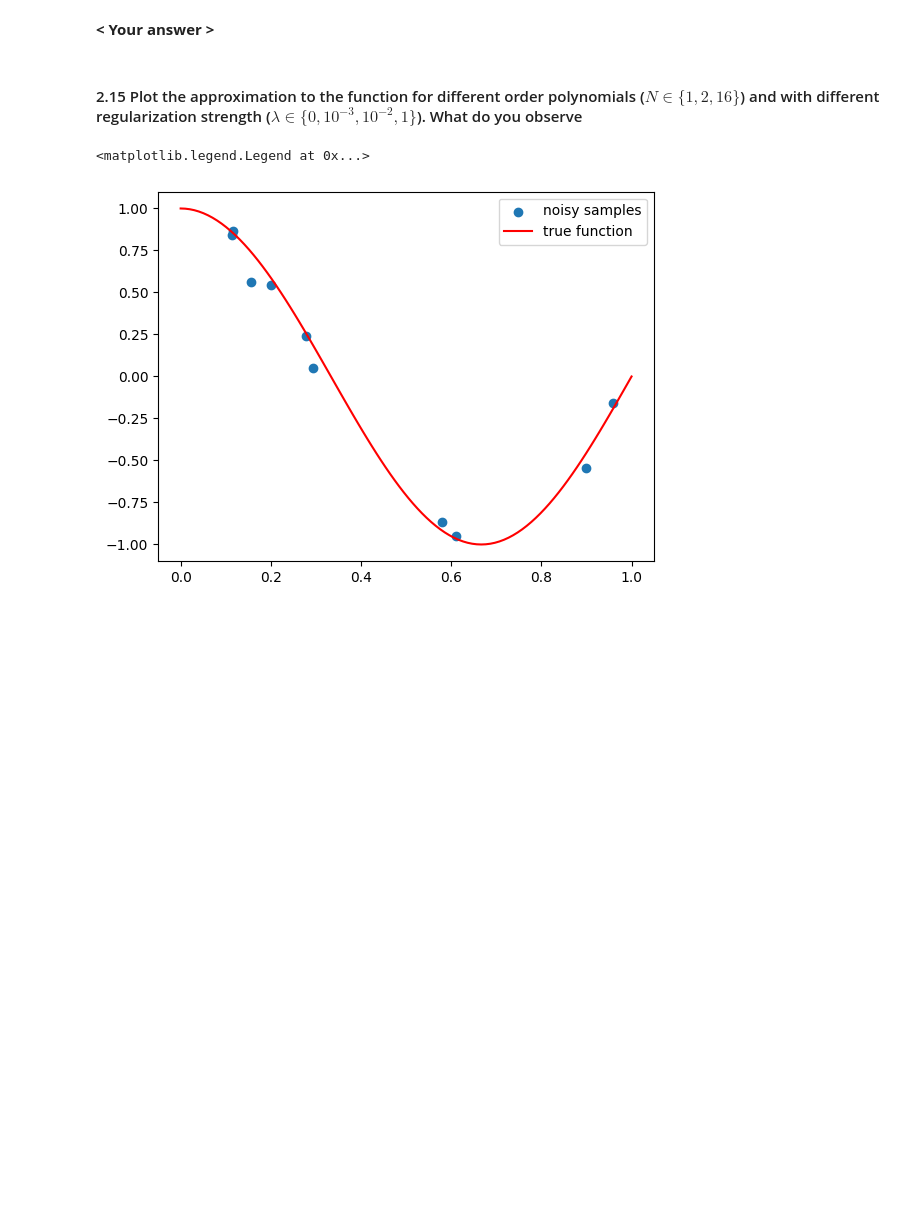
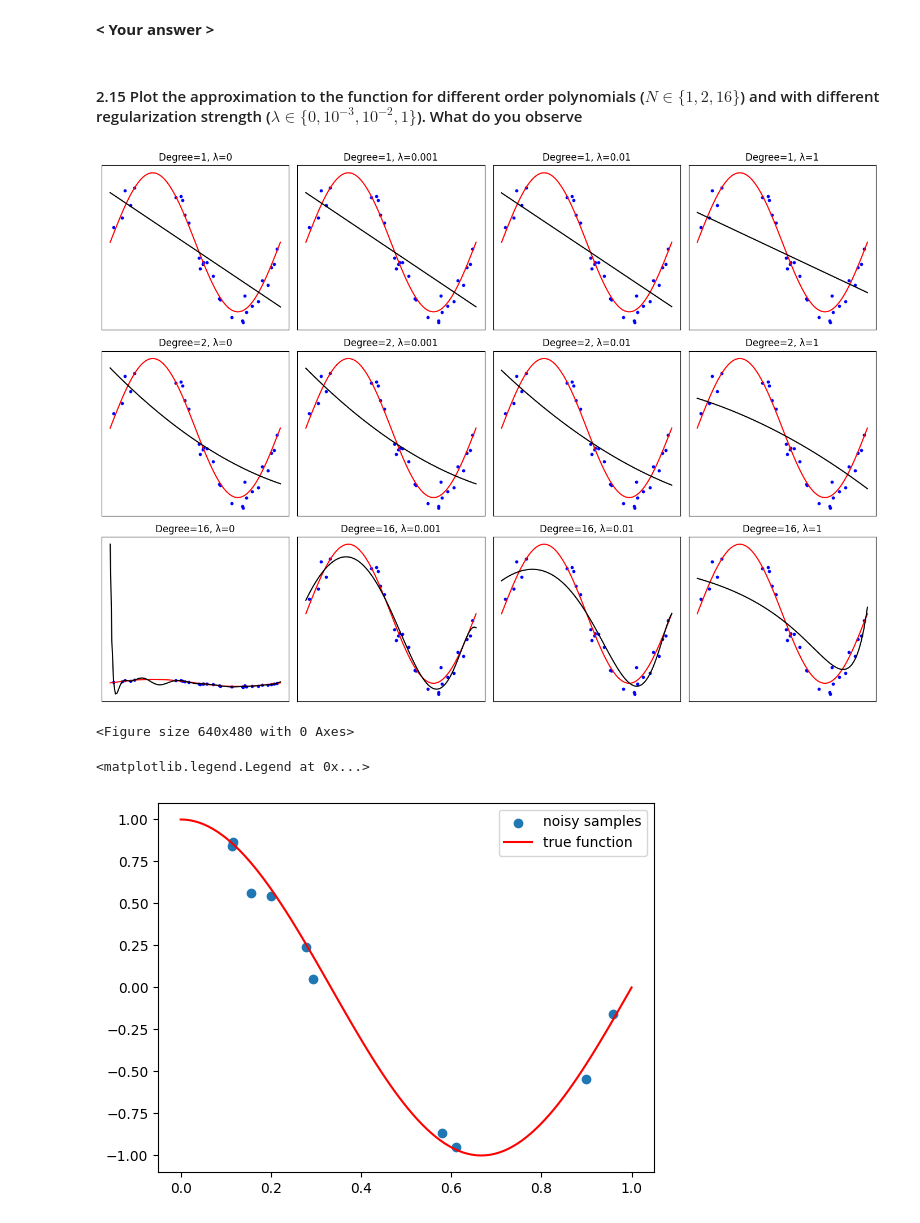
Before and after one commit to lombardlea/Projet1_modelinglab, a Jupyter notebook: groupf_block3_Assignment3.ipynb, the cells around one changed output. Cells and saved outputs as stored; diff of their text form; code cells hidden in the pictures; blank space fills up the shorter version.

```diff
--- a/groupf_block3_Assignment3.ipynb
+++ b/groupf_block3_Assignment3.ipynb
@@ -172,6 +172,65 @@ plt.plot(x_axis_parabola, parabola(x_axis_parabola))
 __< Your answer >__
 # %% [markdown]
 #### 2.15 Plot the approximation to the function for different order polynomials ($N \in \{1, 2, 16\}$) and with different regularization strength ($\lambda \in \{0, 10^{-3}, 10^{-2}, 1\}$). What do you observe
+# %%
+import numpy as np
+import matplotlib.pyplot as plt
+from sklearn.preprocessing import PolynomialFeatures
+from sklearn.linear_model import LinearRegression, Ridge
+from sklearn.pipeline import Pipeline
+
+# True function (ground truth)
+def true_function(x):
+    return np.sin(2 * np.pi * x)
+
+# Generate noisy data
+np.random.seed(0)
+n_samples = 30
+X = np.sort(np.random.rand(n_samples))
+y = true_function(X) + np.random.randn(n_samples) * 0.1  # noisy samples
+
+X_test = np.linspace(0, 1, 100)
+
+# Parameters
+degrees = [1, 2, 16]
+lambdas = [0, 1e-3, 1e-2, 1]
+
+plt.figure(figsize=(14, 10))
+
+plot_num = 1
+for N in degrees:
+    for lam in lambdas:
+        plt.subplot(len(degrees), len(lambdas), plot_num)
+
+        # Model definition
+        polynomial_features = PolynomialFeatures(degree=N, include_bias=False)
+        if lam == 0:
+            model = LinearRegression()
+        else:
+            model = Ridge(alpha=lam)
+
+        pipeline = Pipeline([
+            ("polynomial_features", polynomial_features),
+            ("regression", model)
+        ])
+
+        # Fit model
+        pipeline.fit(X[:, np.newaxis], y)
+
+        # Plot results
+        plt.plot(X_test, true_function(X_test), c='r', label="true function")
+        plt.scatter(X, y, c='b', label='noisy samples', s=10)
+        plt.plot(X_test, pipeline.predict(X_test[:, np.newaxis]), c='k', label='model prediction')
+        plt.title(f"Degree={N}, λ={lam}")
+        plt.xticks([]); plt.yticks([])
+        plot_num += 1
+
+plt.tight_layout()
+plt.show()
+plt.savefig("q.15.png", dpi=600)
+# %% [output]
+[figure, added]
+<Figure size 640x480 with 0 Axes>
 # %%
 def true_function(X):
     return np.cos(1.5 * np.pi * X)
```
Also changed, not shown: 1 other file.
